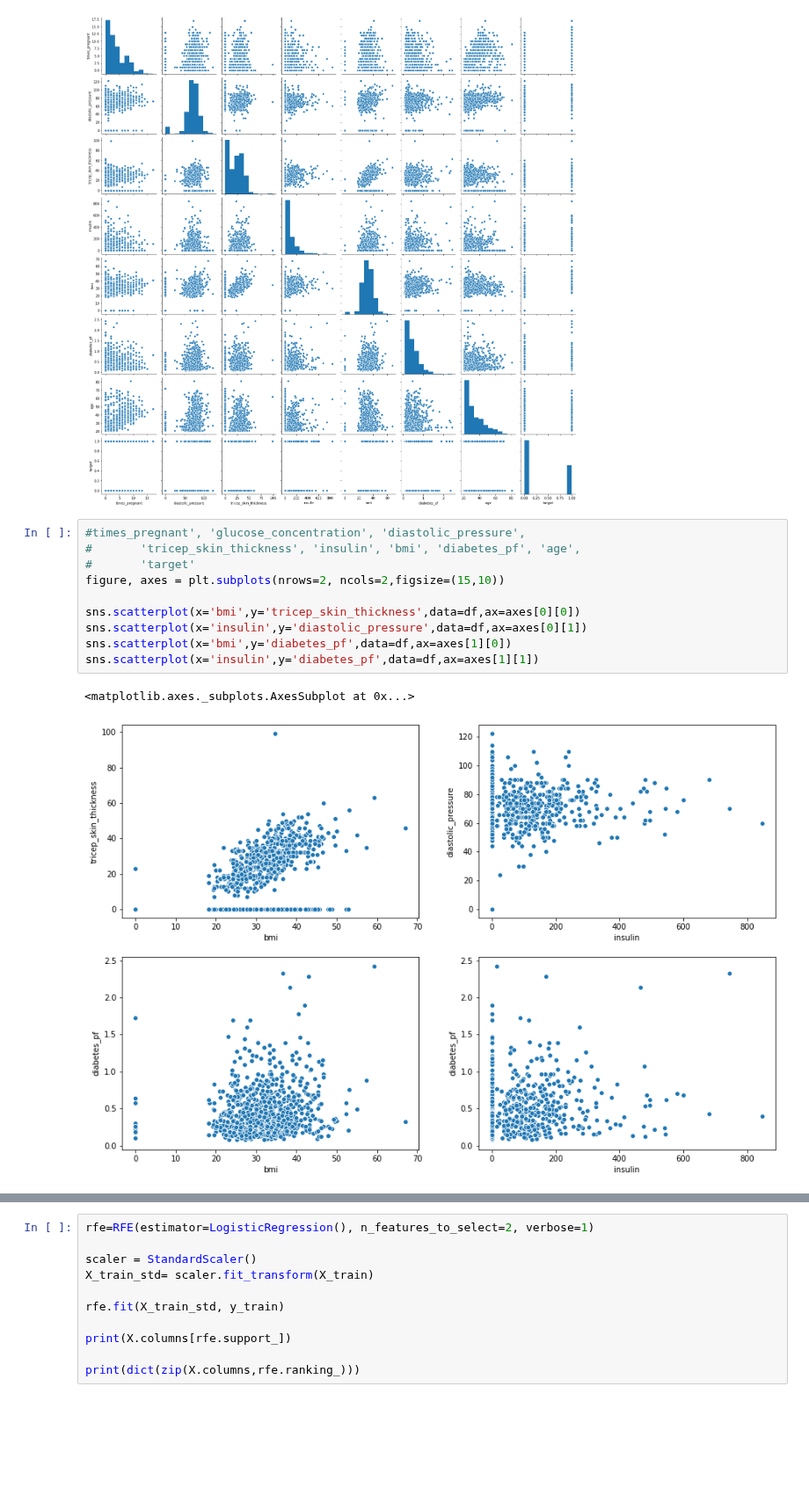
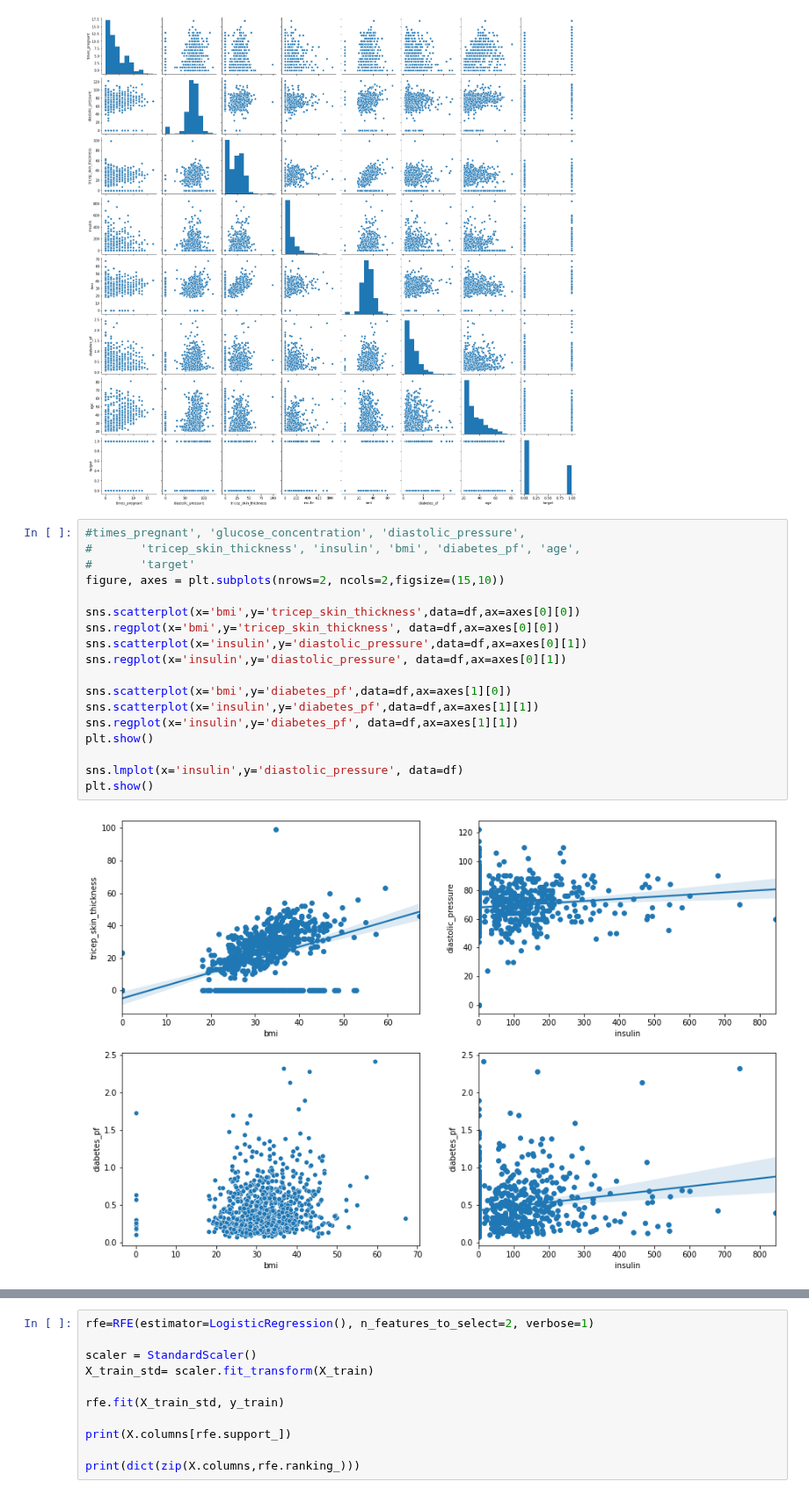
Before and after one commit to Andru-1987/python-deep-learning, a Jupyter notebook: Pimas Diabetes Dimension Reduction.ipynb, the cells around one changed output, grey strips where cells are left out. Shown at 88% size. Saved outputs shown, nothing was run; the diff lists cells and outputs as text; blank space fills up the shorter version.

```diff
--- a/Pimas Diabetes Dimension Reduction.ipynb
+++ b/Pimas Diabetes Dimension Reduction.ipynb
@@ -80,13 +68,20 @@ sns.pairplot(df)
 # %%
 #times_pregnant', 'glucose_concentration', 'diastolic_pressure',
 #       'tricep_skin_thickness', 'insulin', 'bmi', 'diabetes_pf', 'age',
 #       'target'
 figure, axes = plt.subplots(nrows=2, ncols=2,figsize=(15,10))
 
 sns.scatterplot(x='bmi',y='tricep_skin_thickness',data=df,ax=axes[0][0])
+sns.regplot(x='bmi',y='tricep_skin_thickness', data=df,ax=axes[0][0])
 sns.scatterplot(x='insulin',y='diastolic_pressure',data=df,ax=axes[0][1])
+sns.regplot(x='insulin',y='diastolic_pressure', data=df,ax=axes[0][1])
+
 sns.scatterplot(x='bmi',y='diabetes_pf',data=df,ax=axes[1][0])
 sns.scatterplot(x='insulin',y='diabetes_pf',data=df,ax=axes[1][1])
+sns.regplot(x='insulin',y='diabetes_pf', data=df,ax=axes[1][1])
+plt.show()
+
+sns.lmplot(x='insulin',y='diastolic_pressure', data=df)
+plt.show()
 # %% [output]
-<matplotlib.axes._subplots.AxesSubplot at 0x...>
-[figure, old version]
+[figure, new version]
```
Also changed, not shown: parts of 3 cells of this notebook.
